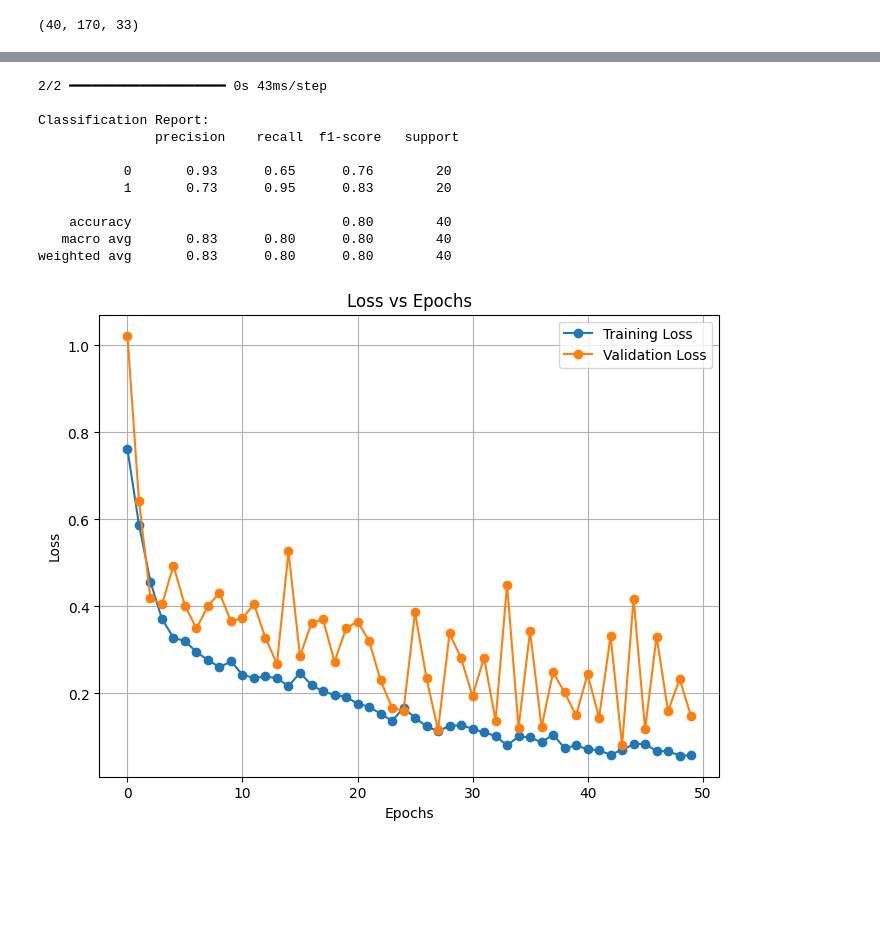
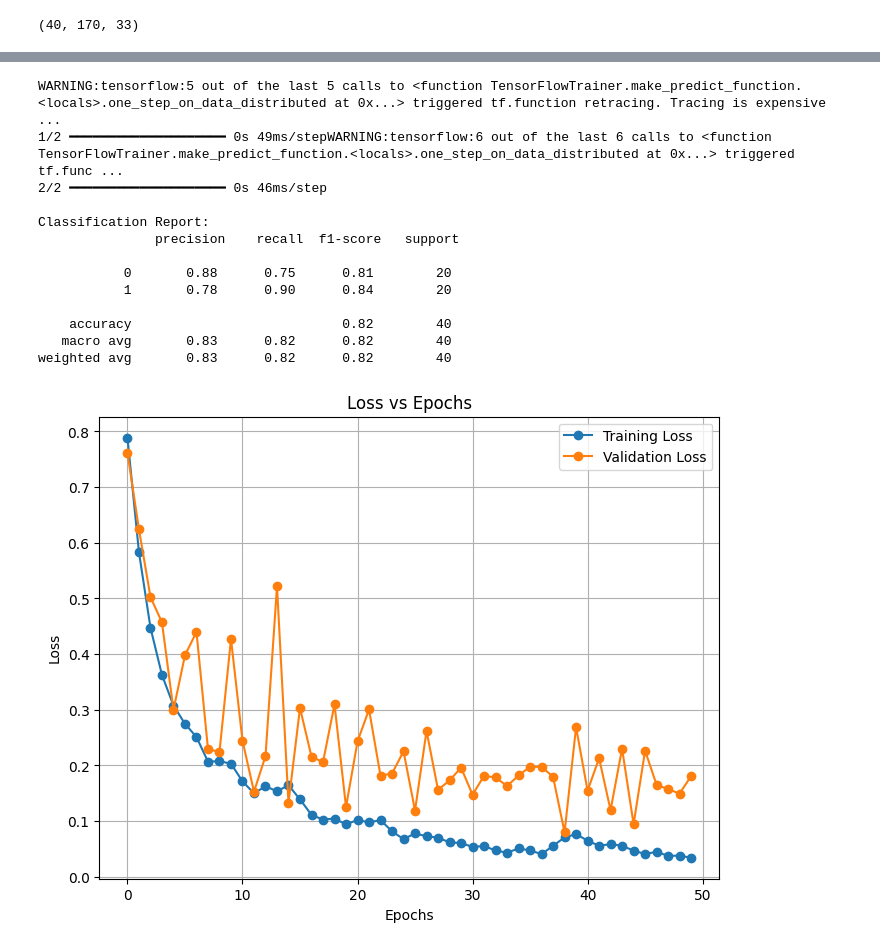
Before and after one commit to shamanth-kuthpadi/accent-classifier, a Jupyter notebook: testing.ipynb, the cells around one changed output, grey strips where cells are left out. Saved outputs shown, nothing was run; the diff lists cells and outputs as text; code cells hidden in the pictures; blank space fills up the shorter version.

```diff
--- a/testing.ipynb
+++ b/testing.ipynb
@@ -47,12 +96,0 @@ model = models.Sequential([
-# %%
-from tensorflow.keras.optimizers import Adam
-
-model.compile(optimizer=Adam(learning_rate=2e-3), loss='mean_squared_error', metrics=['accuracy'])
-
-history = model.fit(
-    X_train, y_train,
-    epochs=50,
-    batch_size=16,
-    validation_split=0.2,
-    verbose=2
-)
@@ -83,18 +97,20 @@ Test Accuracy: 0.80
 # %%
-y_pred = model.predict(X_test)
+y_pred = best_model.predict(X_test)
 y_pred_binary = (y_pred > 0.5).astype(int)
 
 print("\nClassification Report:\n", classification_report(y_test, y_pred_binary))
 # %% [output]
-2/2 ━━━━━━━━━━━━━━━━━━━━ 0s 43ms/step
+WARNING:tensorflow:5 out of the last 5 calls to <function TensorFlowTrainer.make_predict_function.<locals>.one_step_on_data_distributed at 0x...> triggered tf.function retracing. Tracing is expensive  ...
+1/2 ━━━━━━━━━━━━━━━━━━━━ 0s 49ms/stepWARNING:tensorflow:6 out of the last 6 calls to <function TensorFlowTrainer.make_predict_function.<locals>.one_step_on_data_distributed at 0x...> triggered tf.func ...
+2/2 ━━━━━━━━━━━━━━━━━━━━ 0s 46ms/step
 
 Classification Report:
                precision    recall  f1-score   support
 
-           0       0.93      0.65      0.76        20
-           1       0.73      0.95      0.83        20
+           0       0.88      0.75      0.81        20
+           1       0.78      0.90      0.84        20
 
-    accuracy                           0.80        40
-   macro avg       0.83      0.80      0.80        40
-weighted avg       0.83      0.80      0.80        40
+    accuracy                           0.82        40
+   macro avg       0.83      0.82      0.82        40
+weighted avg       0.83      0.82      0.82        40
 # %%
@@ -112,6 +126,6 @@ def plot_training_history(history):
     plt.grid(True)
     plt.show()
 # %%
-plot_training_history(history)
+plot_training_history(best_history)
 # %% [output]
-[figure, old version]
+[figure, new version]
```
Also changed, not shown: parts of 5 cells of this notebook.
